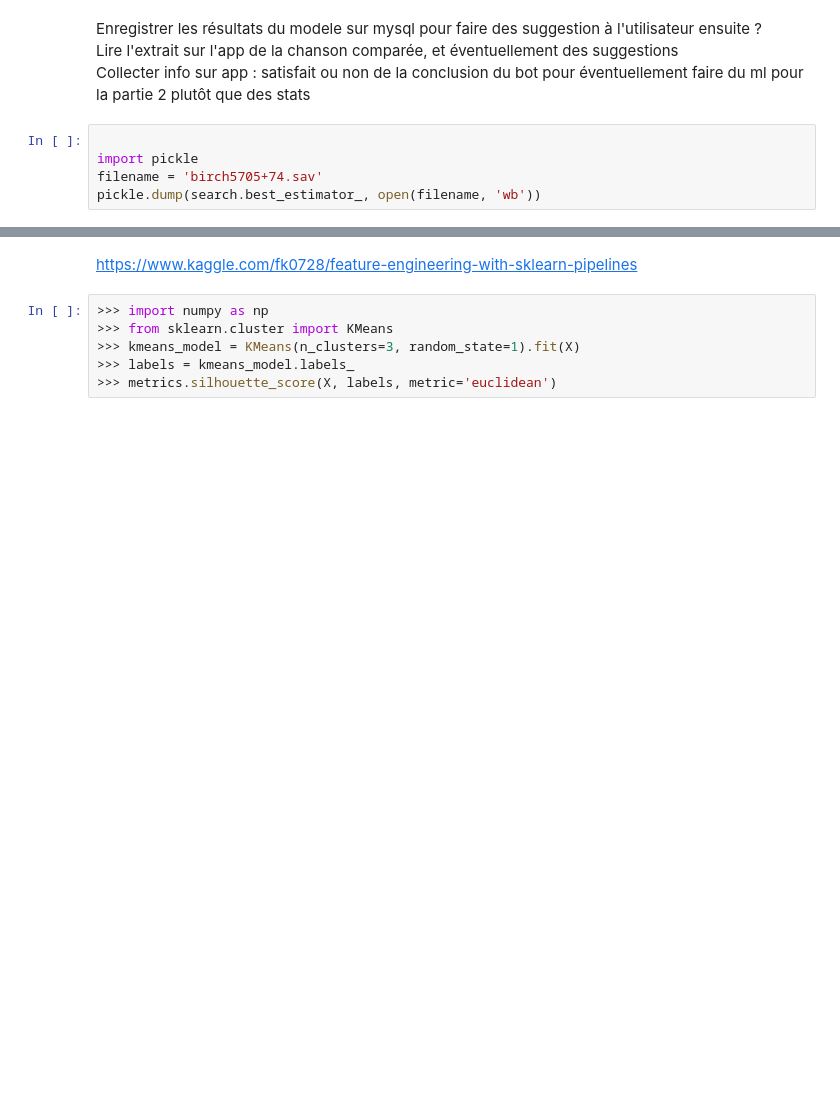
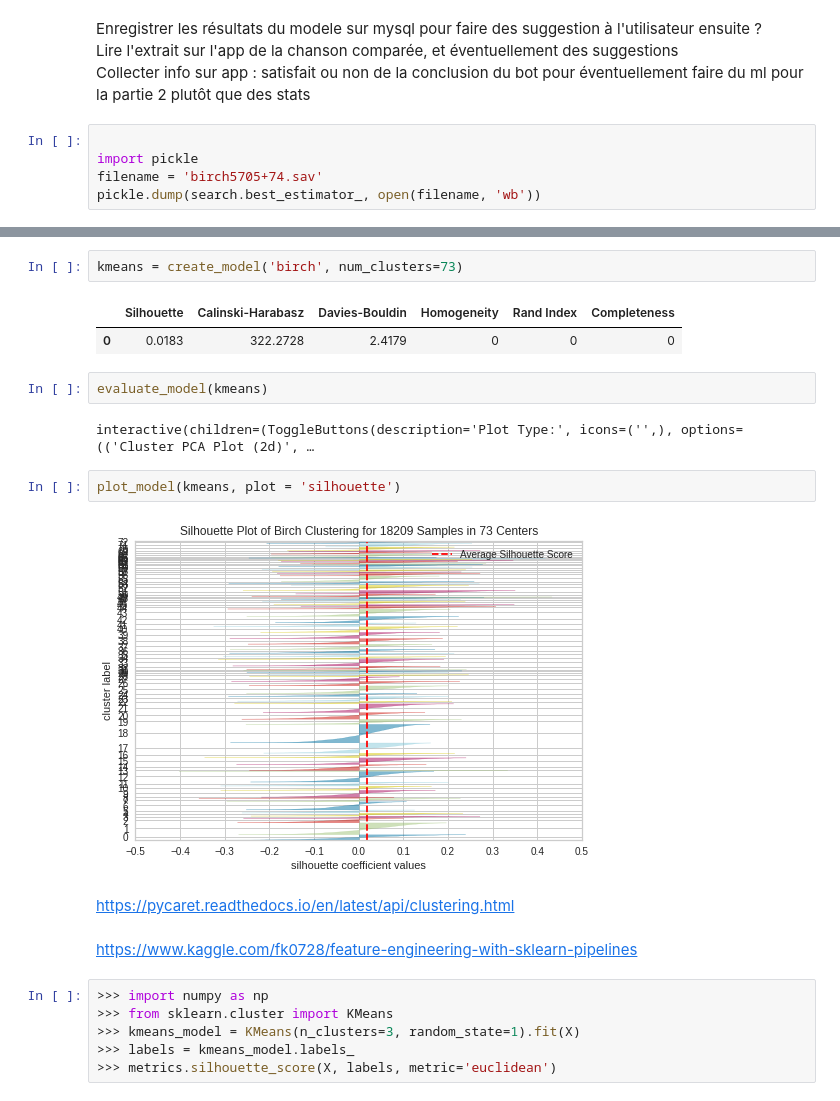
Before and after one commit to TanguyMe/spotify-model, a Jupyter notebook: model/model.ipynb, the cells around one changed output, grey strips where cells are left out. Saved outputs shown, nothing was run; the diff lists cells and outputs as text; blank space fills up the shorter version.

```diff
--- a/model/model.ipynb
+++ b/model/model.ipynb
@@ -276,3 +191,18 @@ verbose
+# %%
+kmeans = create_model('birch', num_clusters=73)
+# %% [output]
+|  | Silhouette | Calinski-Harabasz | Davies-Bouldin | Homogeneity | Rand Index | Completeness |
+| 0 | 0.0183 | 322.2728 | 2.4179 | 0 | 0 | 0 |
+# %%
+evaluate_model(kmeans)
+# %% [output]
+interactive(children=(ToggleButtons(description='Plot Type:', icons=('',), options=(('Cluster PCA Plot (2d)', …
+# %%
+plot_model(kmeans, plot = 'silhouette')
+# %% [output]
+[figure, added]
+# %% [markdown]
+https://pycaret.readthedocs.io/en/latest/api/clustering.html
 # %% [markdown]
 https://www.kaggle.com/fk0728/feature-engineering-with-sklearn-pipelines
 # %%
```
Also changed, not shown: parts of 10 cells of this notebook, 2 other files.
